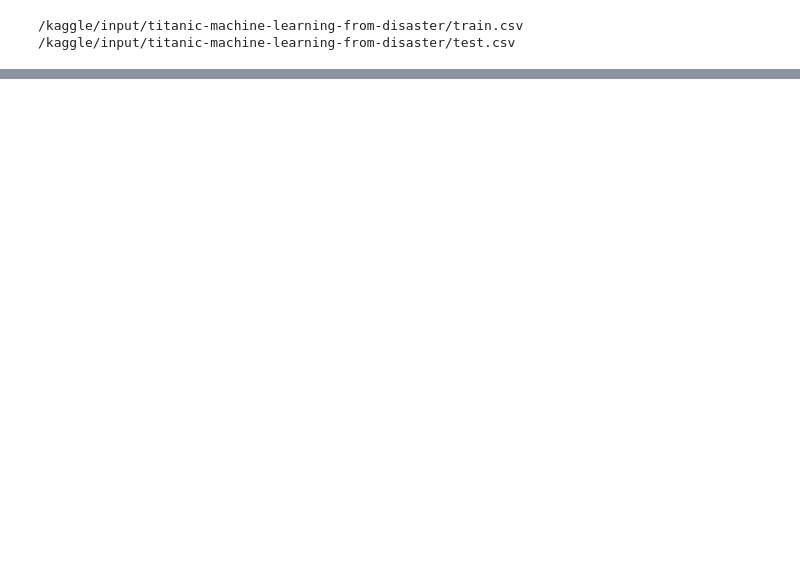
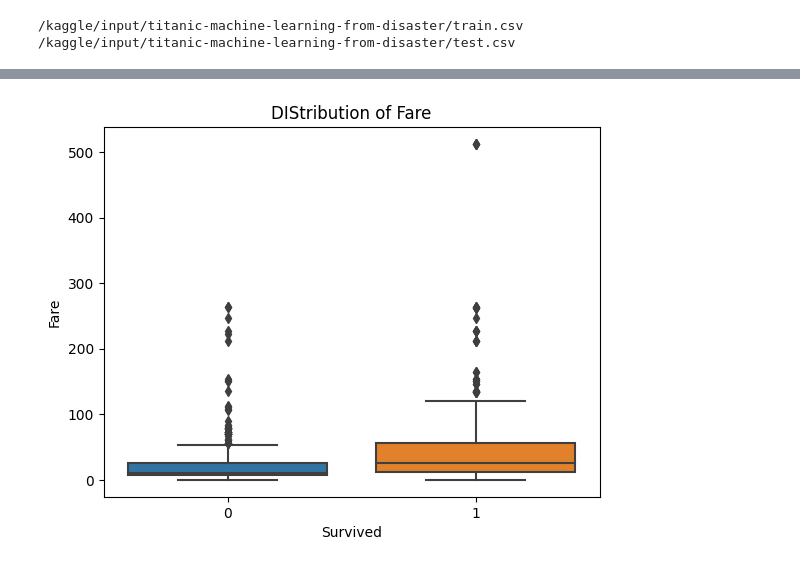
Before and after one commit to Tarif205/Machine-Learning-Titanic-disaster-Prediction, a Jupyter notebook: titanic-disaster.ipynb, the cells around one changed output, grey strips where cells are left out. Drawn from its saved outputs; the diff is of its cells as text; code cells hidden in the pictures; blank space fills up the shorter version.

```diff
--- a/titanic-disaster.ipynb
+++ b/titanic-disaster.ipynb
@@ -32,0 +104,10 @@ X_train.head()
+# %%
+# Create boxplot
+sns.boxplot(x= "Survived", y="Fare", data=X_train)
+
+# Label axes
+plt.xlabel("Survived")
+plt.ylabel("Fare")
+plt.title("Distribution of Fare");
+# %% [output]
+[figure, added]
```
Also changed, not shown: parts of 13 cells of this notebook.
